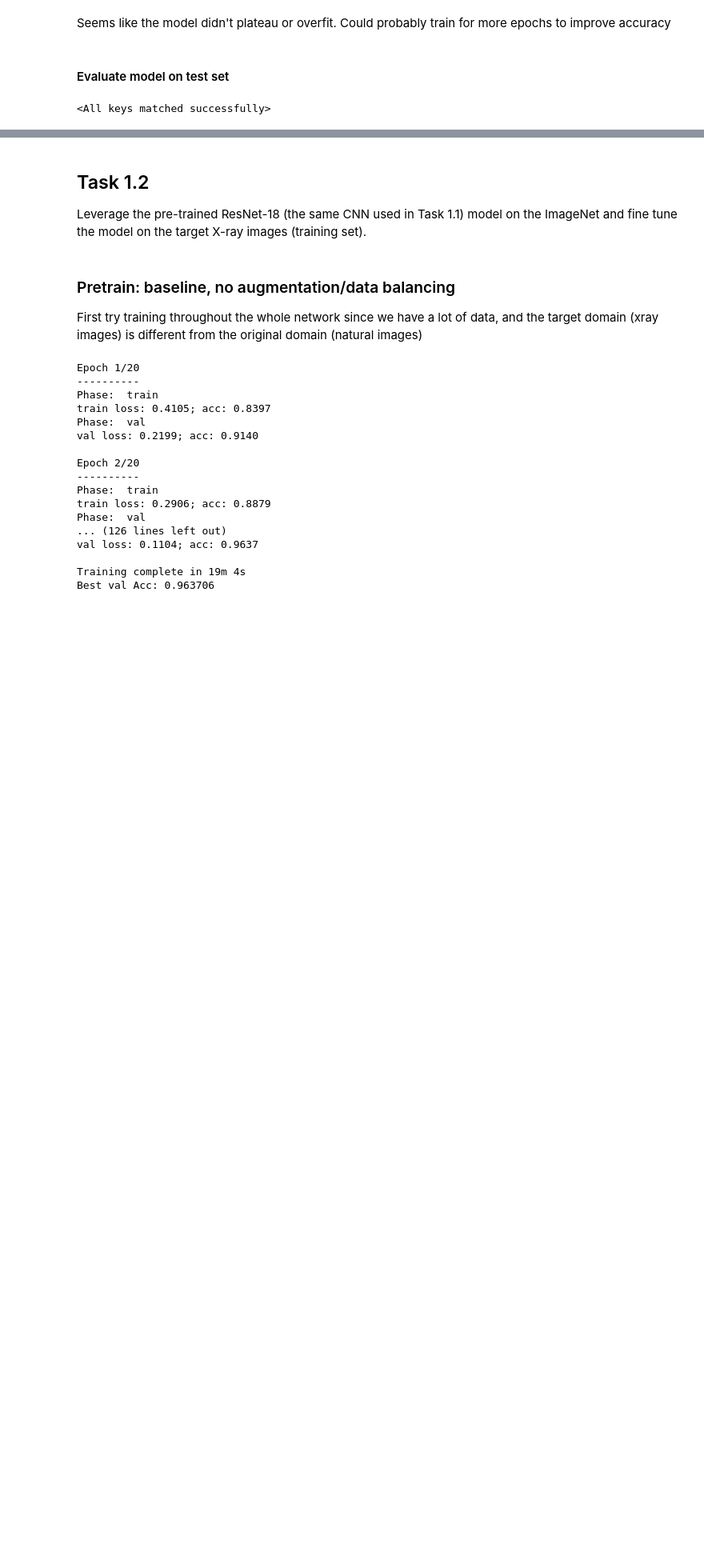
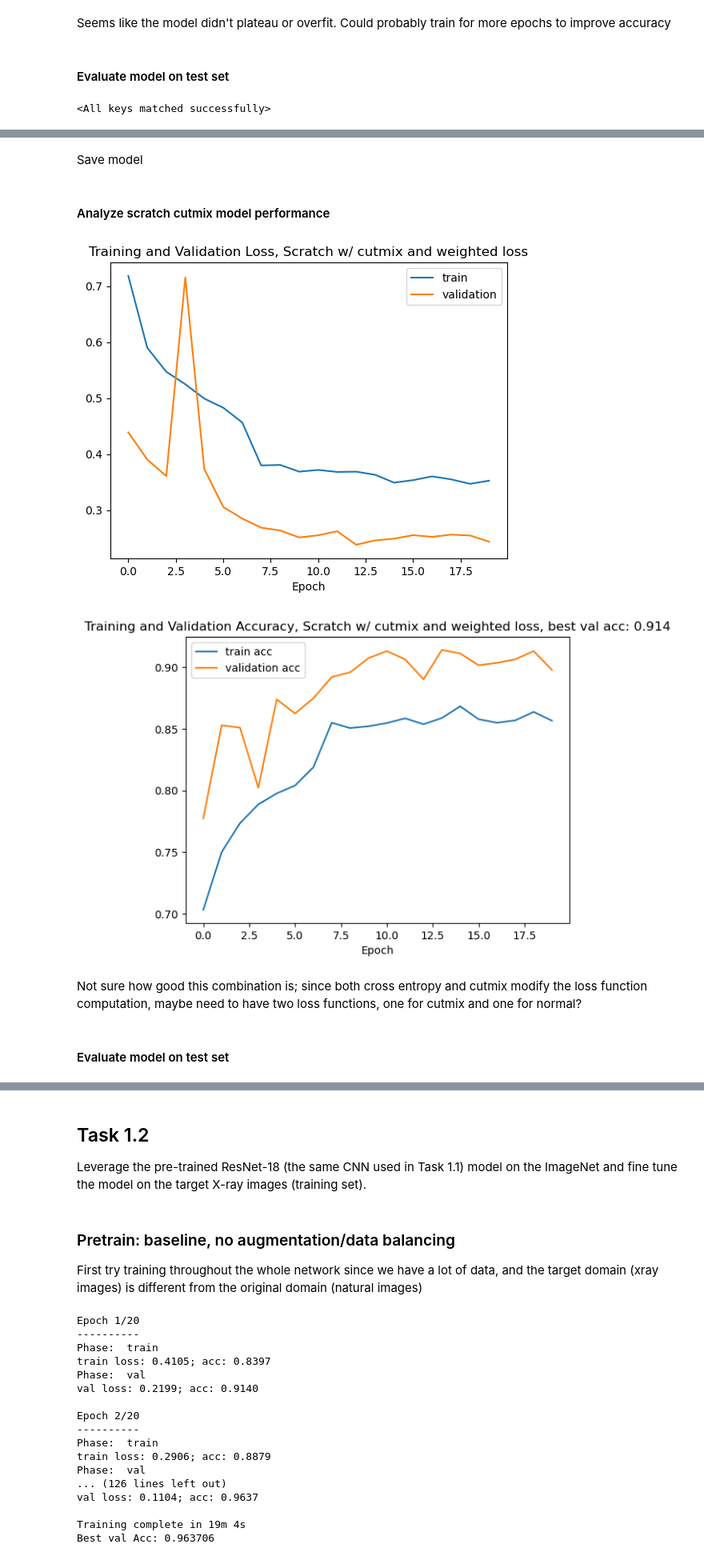
Before and after one commit to nashirj/chest-xray-classification, a Jupyter notebook: Assignment1.ipynb, the cells around one changed output, grey strips where cells are left out. Shown at 80% size. Cells and saved outputs as stored; diff of their text form; code cells hidden in the pictures; blank space fills up the shorter version.

Commit message:
Finish all training for now

```diff
--- a/Assignment1.ipynb
+++ b/Assignment1.ipynb
@@ -421,0 +428,14 @@ F1 score: 0.905
+# %%
+model_scratch_cutmix_weighted = resnet18(weights=None)
+# Change the output layer to have 2 outputs
+num_ftrs = model_scratch_cutmix_weighted.fc.in_features
+model_scratch_cutmix_weighted.fc = nn.Linear(num_ftrs, n_outputs)
+criterion_weighted = nn.CrossEntropyLoss(weight=class_weights)
+# Observe that all parameters are being optimized
+optimizer_scratch_cutmix_weighted = optim.SGD(model_scratch_cutmix_weighted.parameters(), lr=0.001, momentum=0.9)
+# Decay LR by a factor of 0.1 every 7 epochs
+exp_lr_scheduler_scratch_cutmix_weighted = lr_scheduler.StepLR(optimizer_scratch_cutmix_weighted, step_size=7, gamma=0.1)
+# %%
+model_scratch_cutmix_weighted, hist_scratch_cutmix_weighted = train.train_model(
+    model_scratch_cutmix_weighted, criterion_weighted, optimizer_scratch_cutmix_weighted, exp_lr_scheduler_scratch_cutmix_weighted,
+    dataloaders, dataset_sizes, num_epochs=20, use_cutmix=True)
@@ -421,0 +465,2 @@ F1 score: 0.905
+# %% [markdown]
+Save model
@@ -421,0 +470,13 @@ F1 score: 0.905
+# %% [markdown]
+#### Analyze scratch cutmix model performance
+# %%
+train_loss_scratch_cutmix_weighted, train_acc_scratch_cutmix_weighted, val_loss_scratch_cutmix_weighted, val_acc_scratch_cutmix_weighted = train.load_training_metrics("metrics/scratch_cutmix_weighted.npz")
+# %%
+viz.plot_training_metrics(train_loss_scratch_cutmix_weighted, train_acc_scratch_cutmix_weighted, val_loss_scratch_cutmix_weighted, val_acc_scratch_cutmix_weighted, title="Scratch w/ cutmix and weighted loss")
+# %% [output]
+[figure, added]
+[figure, added]
+# %% [markdown]
+Not sure how good this combination is; since both cross entropy and cutmix modify the loss function computation, maybe need to have two loss functions, one for cutmix and one for normal?
+# %% [markdown]
+#### Evaluate model on test set
```
Also changed, not shown: parts of 28 cells of this notebook, 1 other file.
